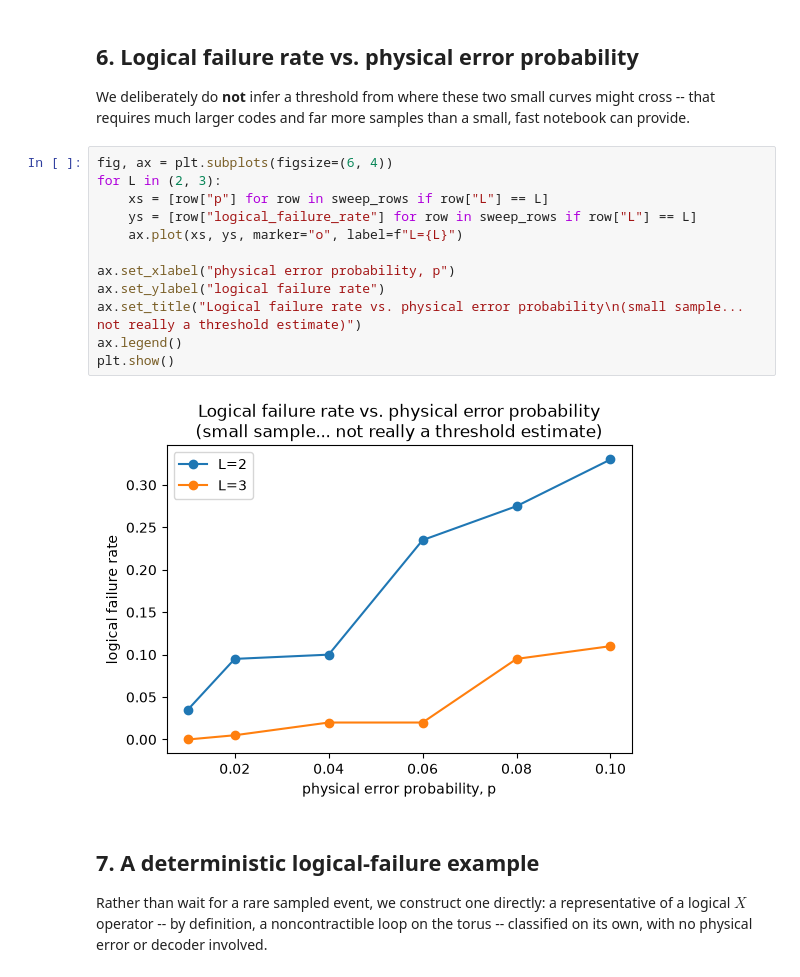
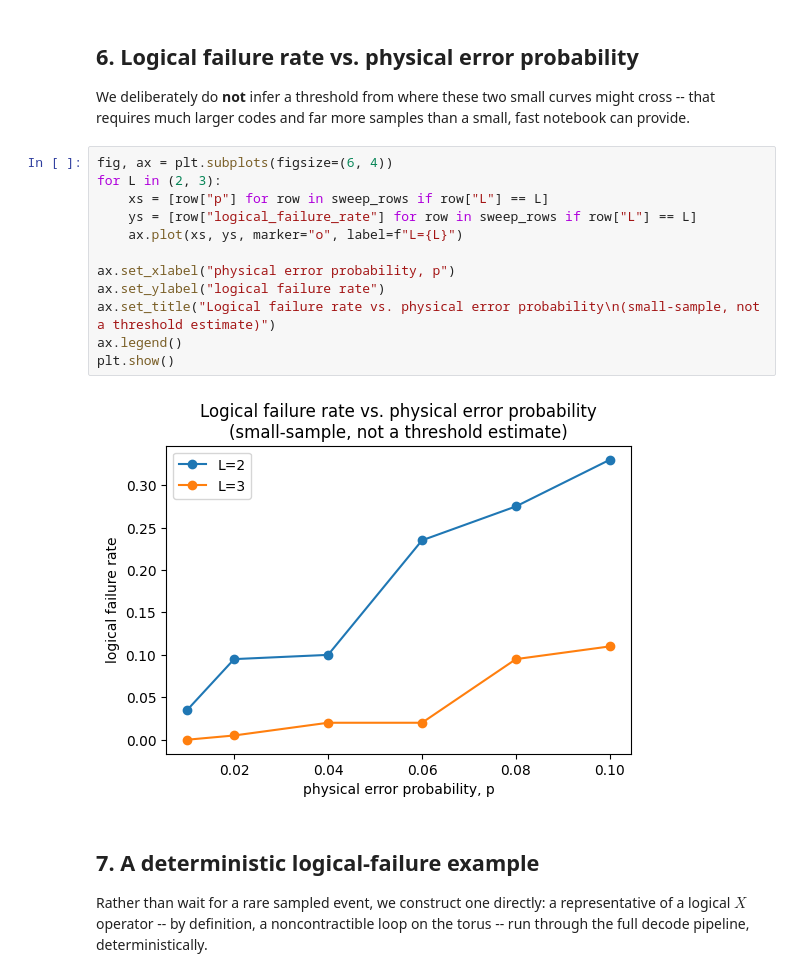
Before and after one commit to clausia/homoloqode, a Jupyter notebook: notebooks/03_noise_and_decoding.ipynb, the cells around one changed output. Saved outputs shown, nothing was run; the diff lists cells and outputs as text.

```diff
--- a/notebooks/03_noise_and_decoding.ipynb
+++ b/notebooks/03_noise_and_decoding.ipynb
@@ -187,21 +184,21 @@ We deliberately do **not** infer a threshold from where these two small curves m
 # %%
 fig, ax = plt.subplots(figsize=(6, 4))
 for L in (2, 3):
     xs = [row["p"] for row in sweep_rows if row["L"] == L]
     ys = [row["logical_failure_rate"] for row in sweep_rows if row["L"] == L]
     ax.plot(xs, ys, marker="o", label=f"L={L}")
 
 ax.set_xlabel("physical error probability, p")
 ax.set_ylabel("logical failure rate")
-ax.set_title("Logical failure rate vs. physical error probability\n(small sample... not really a threshold estimate)")
+ax.set_title("Logical failure rate vs. physical error probability\n(small-sample, not a threshold estimate)")
 ax.legend()
 plt.show()
 # %% [output]
-[figure, old version]
+[figure, new version]
 # %% [markdown]
 ## 7. A deterministic logical-failure example
 
-Rather than wait for a rare sampled event, we construct one directly: a representative of a logical $X$ operator -- by definition, a noncontractible loop on the torus -- classified on its own, with no physical error or decoder involved.
+Rather than wait for a rare sampled event, we construct one directly: a representative of a logical $X$ operator -- by definition, a noncontractible loop on the torus -- run through the full decode pipeline, deterministically.
 # %%
 logicals = code_l3.logical_basis()
 logical_x_support = logicals.x[0]
```
Also changed, not shown: parts of 7 cells of this notebook, 1 other file.
